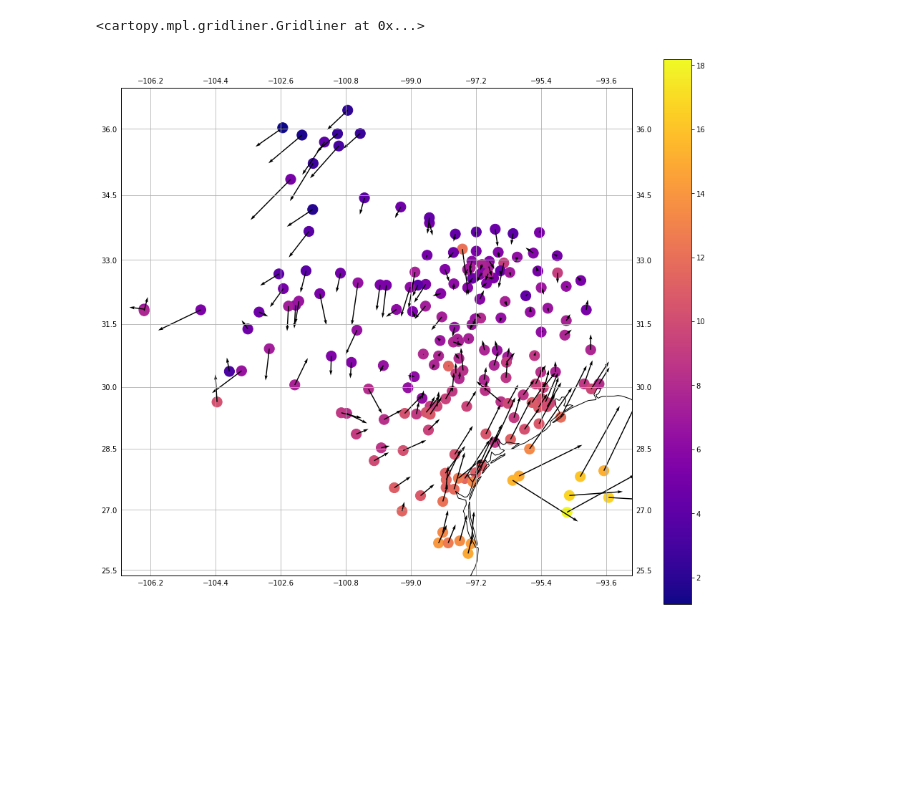
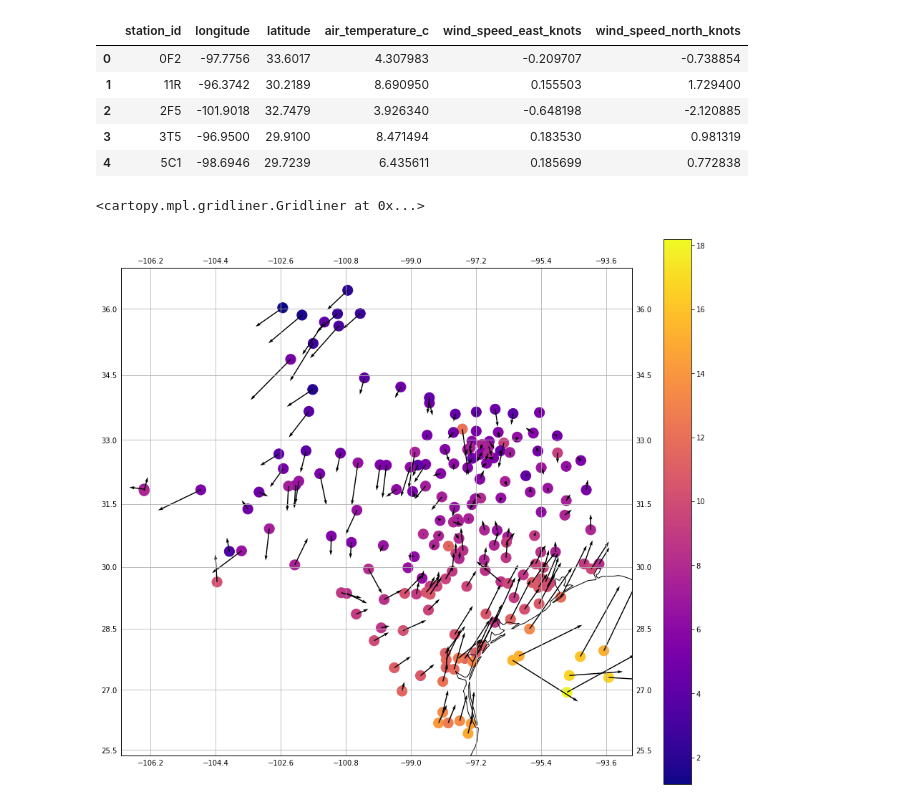
Before and after one commit to fatiando/verde, a Jupyter notebook: wind.ipynb, the cells around one changed output. Cells and saved outputs as stored; diff of their text form; code cells hidden in the pictures; blank space fills up the shorter version.

```diff
--- a/wind.ipynb
+++ b/wind.ipynb
@@ -40,6 +26,16 @@ mean.head()
 # %%
 bla = mean.drop(columns=["wind_direction_north", "wind_speed_knots"])
 bla.to_csv("data/texas-wind.csv", index_label="station_id", compression=None)
+# %%
+mean = pd.read_csv("data/texas-wind.csv")
+mean.head()
+# %% [output]
+|  | station_id | longitude | latitude | air_temperature_c | wind_speed_east_knots | wind_speed_north_knots |
+| 0 | 0F2 | -97.7756 | 33.6017 | 4.307983 | -0.209707 | -0.738854 |
+| 1 | 11R | -96.3742 | 30.2189 | 8.690950 | 0.155503 | 1.729400 |
+| 2 | 2F5 | -101.9018 | 32.7479 | 3.926340 | -0.648198 | -2.120885 |
+| 3 | 3T5 | -96.9500 | 29.9100 | 8.471494 | 0.183530 | 0.981319 |
+| 4 | 5C1 | -98.6946 | 29.7239 | 6.435611 | 0.185699 | 0.772838 |
 # %%
 crs = ccrs.PlateCarree()
 fig = plt.figure(figsize=(16, 14))
```
Also changed, not shown: parts of 15 cells of this notebook.
